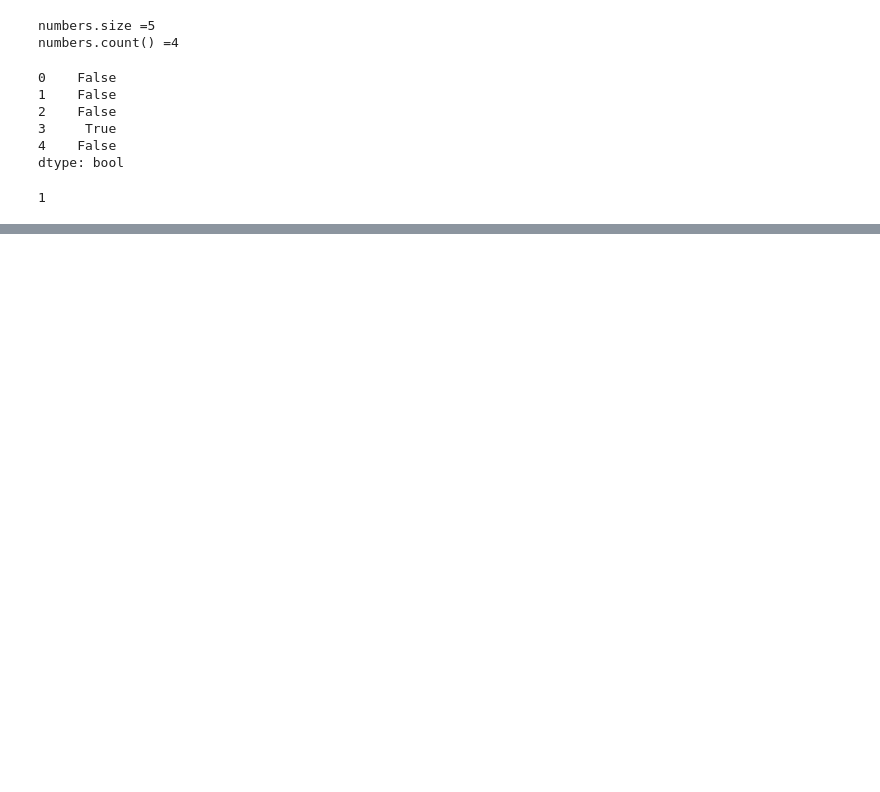
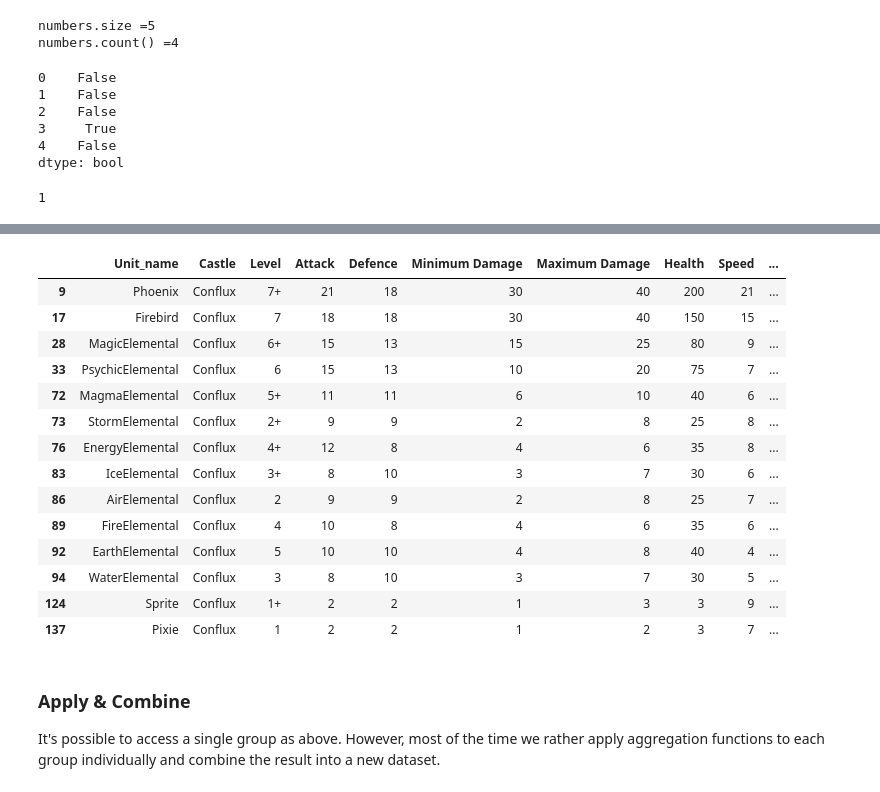
Before and after one commit to MaryKavalion/Data_Processing-Mary-Kavalionak, a Jupyter notebook: Code-Alongs/Aggregations_rus_notes.ipynb, the cells around one changed output, grey strips where cells are left out. Drawn from its saved outputs; the diff is of its cells as text; code cells hidden in the pictures; blank space fills up the shorter version.

```diff
--- a/Code-Alongs/Aggregations_rus_notes.ipynb
+++ b/Code-Alongs/Aggregations_rus_notes.ipynb
@@ -145,0 +355,22 @@ numbers.isna().sum()
+# %%
+castles.get_group("Conflux")
+# %% [output]
+|  | Unit_name | Castle | Level | Attack | Defence | Minimum Damage | Maximum Damage | Health | Speed | ... |
+| 9 | Phoenix | Conflux | 7+ | 21 | 18 | 30 | 40 | 200 | 21 | ... |
+| 17 | Firebird | Conflux | 7 | 18 | 18 | 30 | 40 | 150 | 15 | ... |
+| 28 | MagicElemental | Conflux | 6+ | 15 | 13 | 15 | 25 | 80 | 9 | ... |
+| 33 | PsychicElemental | Conflux | 6 | 15 | 13 | 10 | 20 | 75 | 7 | ... |
+| 72 | MagmaElemental | Conflux | 5+ | 11 | 11 | 6 | 10 | 40 | 6 | ... |
+| 73 | StormElemental | Conflux | 2+ | 9 | 9 | 2 | 8 | 25 | 8 | ... |
+| 76 | EnergyElemental | Conflux | 4+ | 12 | 8 | 4 | 6 | 35 | 8 | ... |
+| 83 | IceElemental | Conflux | 3+ | 8 | 10 | 3 | 7 | 30 | 6 | ... |
+| 86 | AirElemental | Conflux | 2 | 9 | 9 | 2 | 8 | 25 | 7 | ... |
+| 89 | FireElemental | Conflux | 4 | 10 | 8 | 4 | 6 | 35 | 6 | ... |
+| 92 | EarthElemental | Conflux | 5 | 10 | 10 | 4 | 8 | 40 | 4 | ... |
+| 94 | WaterElemental | Conflux | 3 | 8 | 10 | 3 | 7 | 30 | 5 | ... |
+| 124 | Sprite | Conflux | 1+ | 2 | 2 | 1 | 3 | 3 | 9 | ... |
+| 137 | Pixie | Conflux | 1 | 2 | 2 | 1 | 2 | 3 | 7 | ... |
+# %% [markdown]
+### Apply & Combine
+It's possible to access a single group as above.
+However, most of the time we rather apply aggregation functions to each group individually and combine the result into a new dataset.
```
Also changed, not shown: parts of 59 cells of this notebook.
